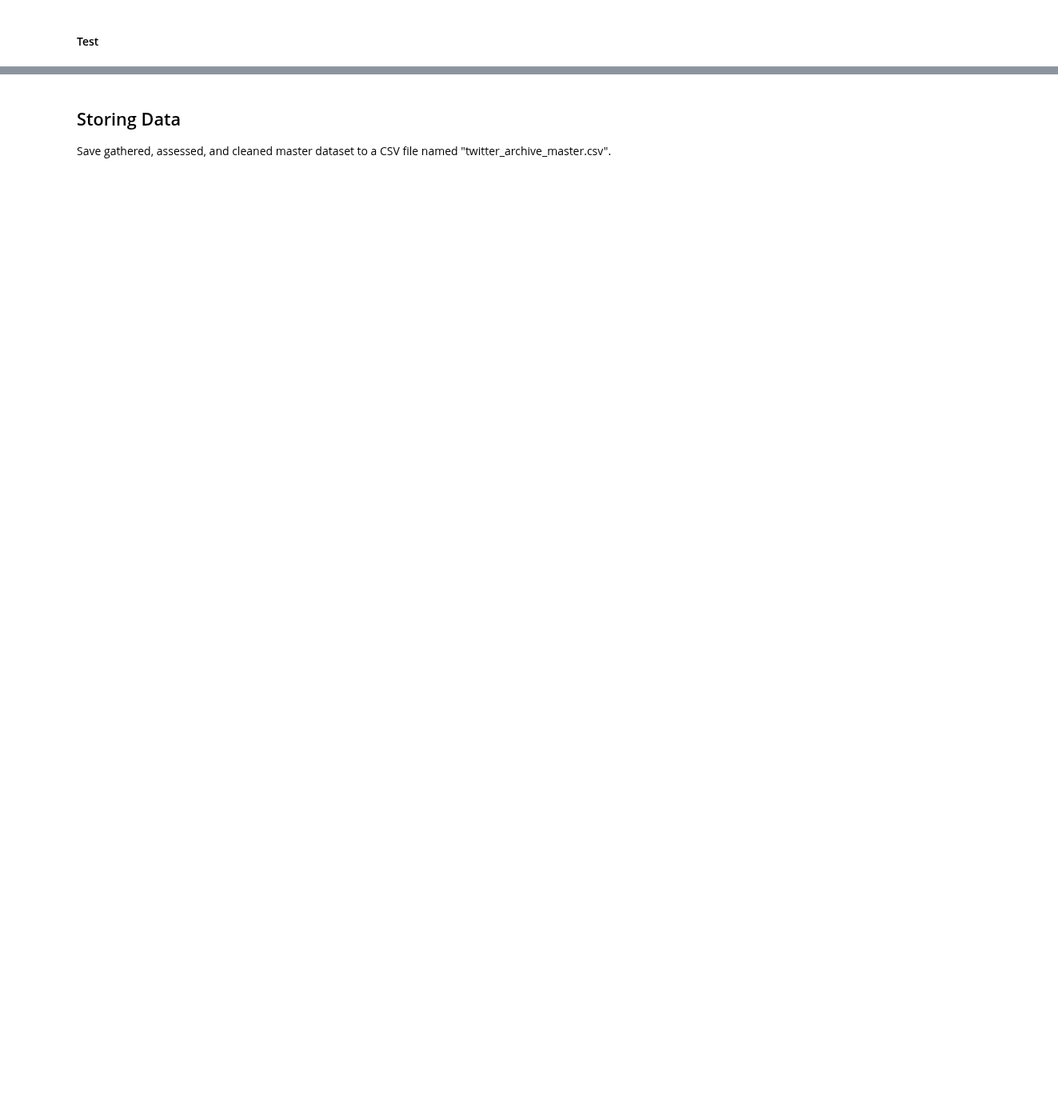
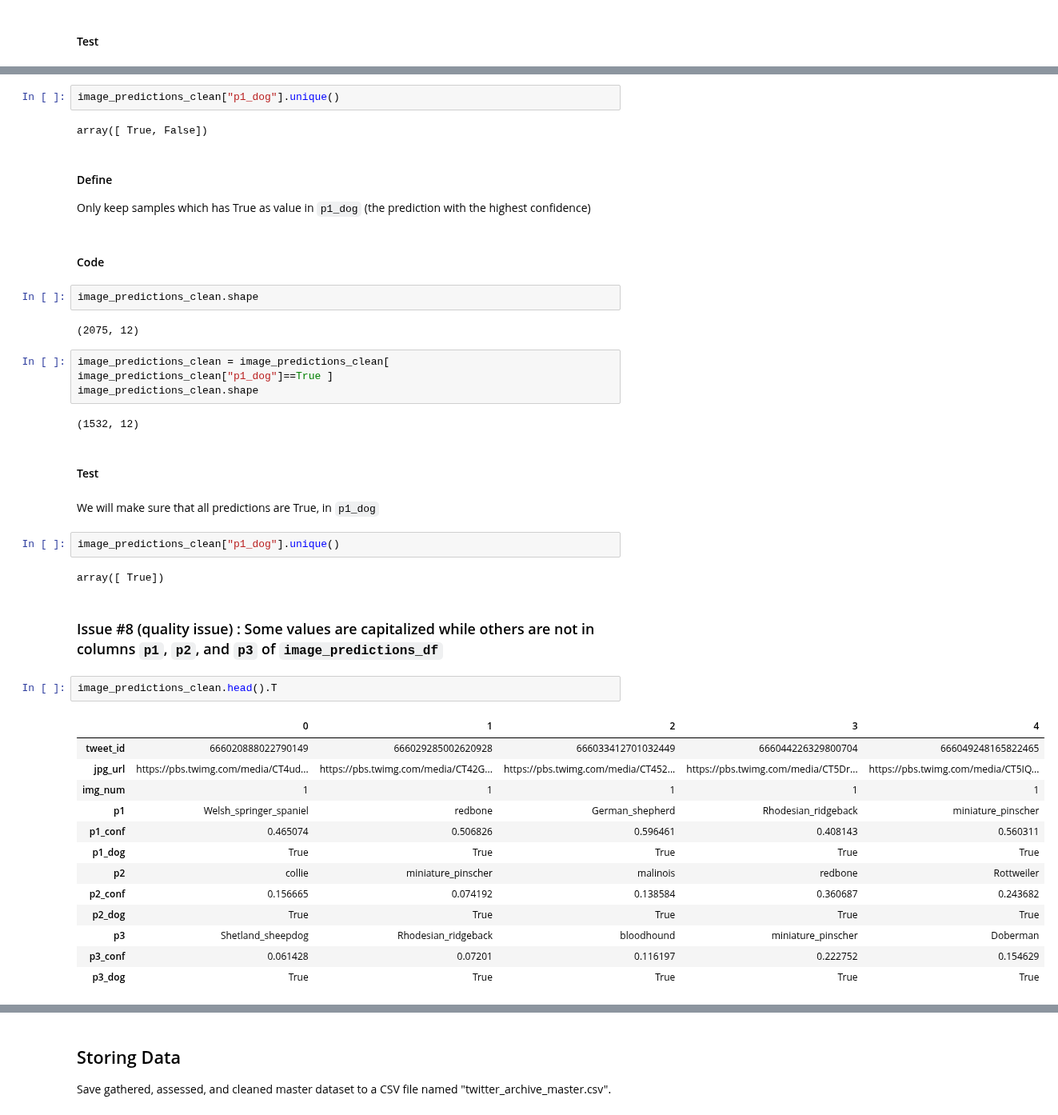
Before and after one commit to patricetg/udacity-data-analyst-project2, a Jupyter notebook: 1 - wrangle_act.ipynb, the cells around one changed output, grey strips where cells are left out. Shown at 80% size. Cells and saved outputs as stored; diff of their text form; blank space fills up the shorter version.

Commit message:
Clean assessed issues and save data to csv

```diff
--- a/1 - wrangle_act.ipynb
+++ b/1 - wrangle_act.ipynb
@@ -1318,0 +1612,44 @@ twitter_archive_clean.info()
+# %%
+image_predictions_clean["p1_dog"].unique()
+# %% [output]
+array([ True, False])
+# %% [markdown]
+#### Define
+Only keep samples which has True as value in `p1_dog` (the prediction with the highest confidence)
+# %% [markdown]
+#### Code
+# %%
+image_predictions_clean.shape
+# %% [output]
+(2075, 12)
+# %%
+image_predictions_clean = image_predictions_clean[ image_predictions_clean["p1_dog"]==True ]
+image_predictions_clean.shape
+# %% [output]
+(1532, 12)
+# %% [markdown]
+#### Test
+# %% [markdown]
+We will make sure that all predictions are True, in `p1_dog`
+# %%
+image_predictions_clean["p1_dog"].unique()
+# %% [output]
+array([ True])
+# %% [markdown]
+### Issue #8 (quality issue) : Some values are capitalized while others are not in columns `p1`, `p2`, and `p3` of `image_predictions_df`
+# %%
+image_predictions_clean.head().T
+# %% [output]
+|  | 0 | 1 | 2 | 3 | 4 |
+| tweet_id | 666020888022790149 | 666029285002620928 | 666033412701032449 | 666044226329800704 | 666049248165822465 |
+| jpg_url | https://pbs.twimg.com/media/CT4ud... | https://pbs.twimg.com/media/CT42G... | https://pbs.twimg.com/media/CT452... | https://pbs.twimg.com/media/CT5Dr... | https://pbs.twimg.com/media/CT5IQ... |
+| img_num | 1 | 1 | 1 | 1 | 1 |
+| p1 | Welsh_springer_spaniel | redbone | German_shepherd | Rhodesian_ridgeback | miniature_pinscher |
+| p1_conf | 0.465074 | 0.506826 | 0.596461 | 0.408143 | 0.560311 |
+| p1_dog | True | True | True | True | True |
+| p2 | collie | miniature_pinscher | malinois | redbone | Rottweiler |
+| p2_conf | 0.156665 | 0.074192 | 0.138584 | 0.360687 | 0.243682 |
+| p2_dog | True | True | True | True | True |
+| p3 | Shetland_sheepdog | Rhodesian_ridgeback | bloodhound | miniature_pinscher | Doberman |
+| p3_conf | 0.061428 | 0.07201 | 0.116197 | 0.222752 | 0.154629 |
+| p3_dog | True | True | True | True | True |
```
Also changed, not shown: parts of 53 cells of this notebook, 2 other files.
